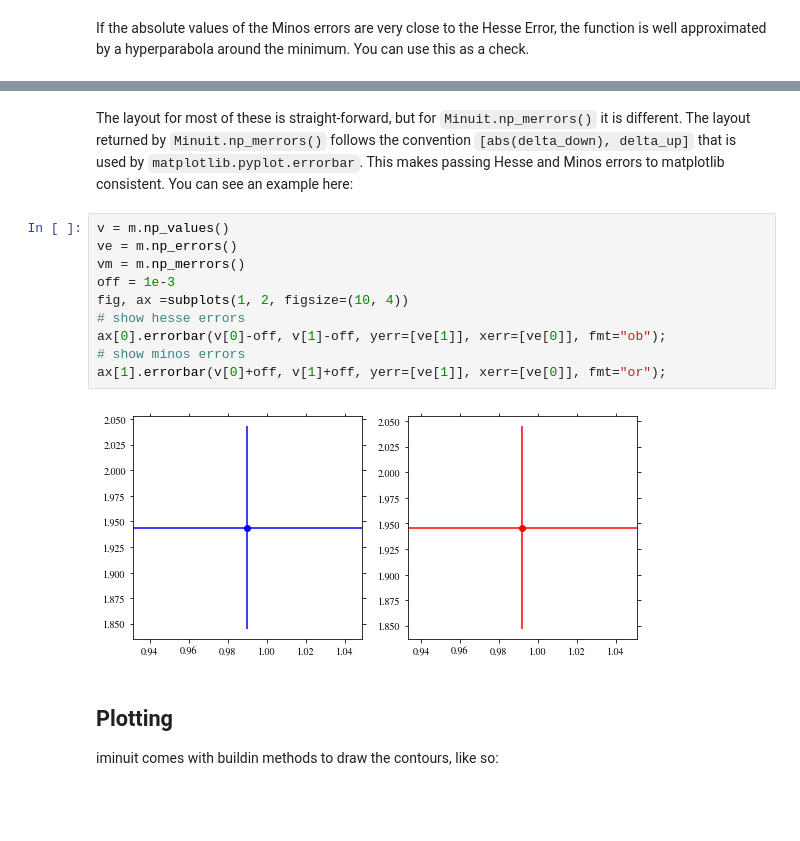
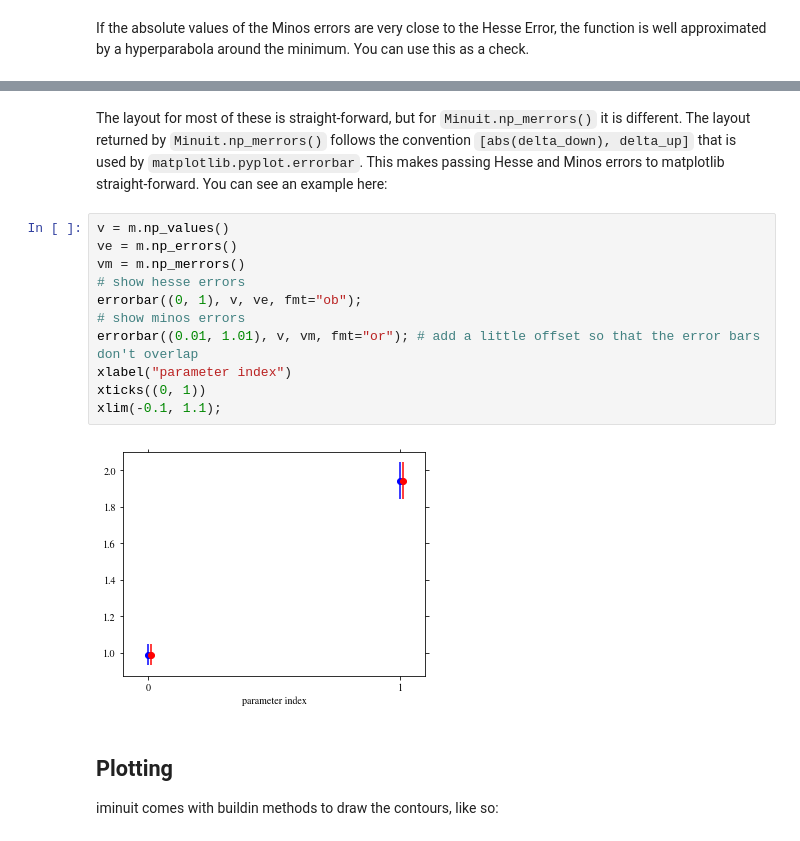
Before and after one commit to scikit-hep/iminuit, a Jupyter notebook: tutorial/tutorial.ipynb, the cells around one changed output, grey strips where cells are left out. Cells and saved outputs as stored; diff of their text form; blank space fills up the shorter version.

```diff
--- a/tutorial/tutorial.ipynb
+++ b/tutorial/tutorial.ipynb
@@ -498,19 +530,20 @@ array([[ 0.05877538,  0.09908674],
 array([[ 0.00345455, -0.00490909],
        [-0.00490909,  0.00981818]])
 # %% [markdown]
-The layout for most of these is straight-forward, but for `Minuit.np_merrors()` it is different. The layout returned by `Minuit.np_merrors()` follows the convention `[abs(delta_down), delta_up]` that is used by `matplotlib.pyplot.errorbar`. This makes passing Hesse and Minos errors to matplotlib consistent. You can see an example here:
+The layout for most of these is straight-forward, but for `Minuit.np_merrors()` it is different. The layout returned by `Minuit.np_merrors()` follows the convention `[abs(delta_down), delta_up]` that is used by `matplotlib.pyplot.errorbar`. This makes passing Hesse and Minos errors to matplotlib straight-forward. You can see an example here:
-# %%
-v = m.np_values()
-ve = m.np_errors()
-vm = m.np_merrors()
-off = 1e-3
-fig, ax =subplots(1, 2, figsize=(10, 4))
-# show hesse errors
-ax[0].errorbar(v[0]-off, v[1]-off, yerr=[ve[1]], xerr=[ve[0]], fmt="ob");
-# show minos errors
-ax[1].errorbar(v[0]+off, v[1]+off, yerr=[ve[1]], xerr=[ve[0]], fmt="or");
-# %% [output]
-[figure, removed]
+# %%
+v = m.np_values()
+ve = m.np_errors()
+vm = m.np_merrors()
+# show hesse errors
+errorbar((0, 1), v, ve, fmt="ob");
+# show minos errors
+errorbar((0.01, 1.01), v, vm, fmt="or"); # add a little offset so that the error bars don't overlap
+xlabel("parameter index")
+xticks((0, 1))
+xlim(-0.1, 1.1);
+# %% [output]
+[figure, added]
 # %% [markdown]
 ## Plotting
 
```
Also changed, not shown: parts of 22 cells of this notebook, 6 other files.
